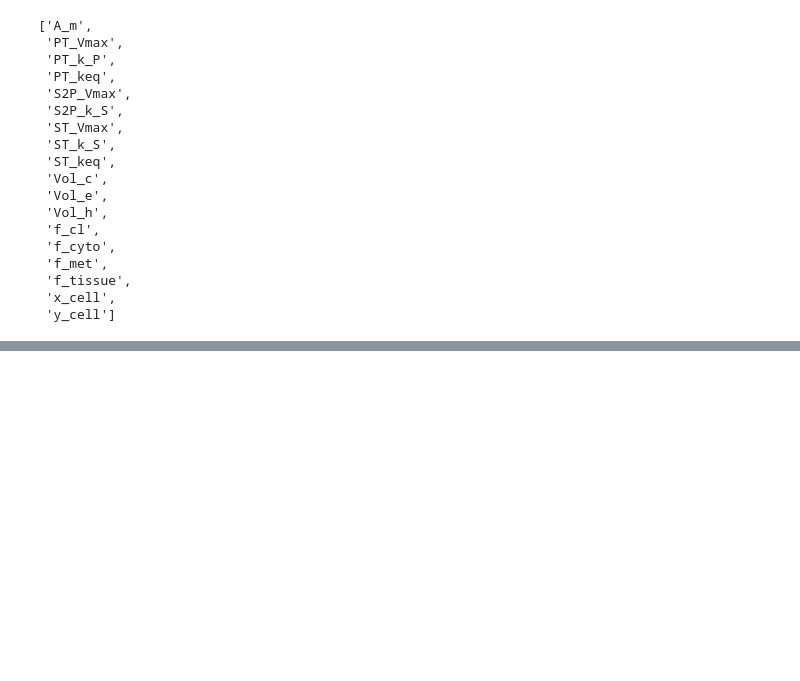
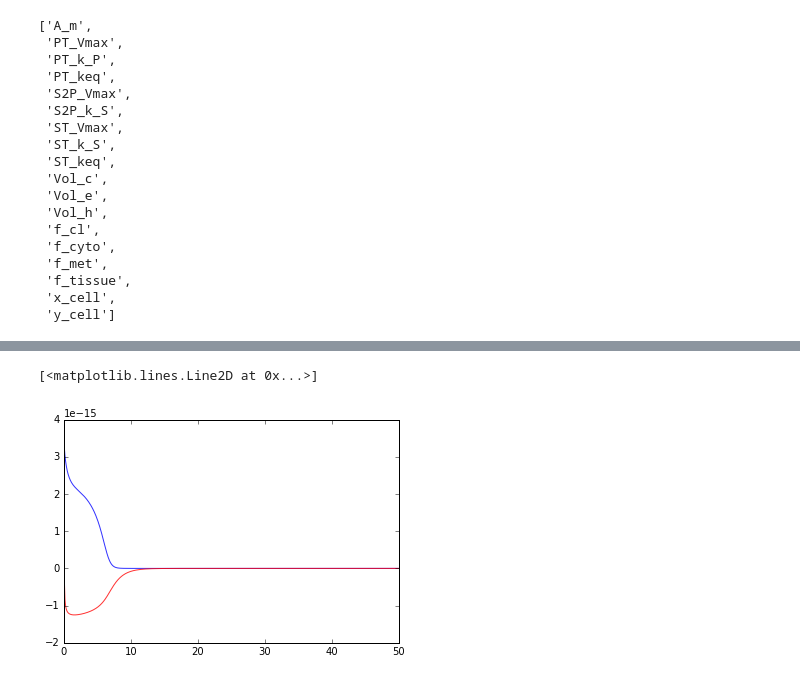
Before and after one commit to jingyayeah/multiscale-galactose, a Jupyter notebook: python/multiscalepy/multiscale/examples/models/clearance/clearance.ipynb, the cells around one changed output, grey strips where cells are left out. Saved outputs shown, nothing was run; the diff lists cells and outputs as text; code cells hidden in the pictures; blank space fills up the shorter version.

```diff
--- a/python/multiscalepy/multiscale/examples/models/clearance/clearance.ipynb
+++ b/python/multiscalepy/multiscale/examples/models/clearance/clearance.ipynb
@@ -133,0 +178,6 @@ could not set value for f_cl, it is defined by an assignment rule, can not be se
+# %%
+plt.plot(data['time'], data['ST'], '-', color='blue', alpha=0.8)
+plt.plot(data['time'], data['PT'], '-', color='red', alpha=0.8)
+# %% [output]
+[<matplotlib.lines.Line2D at 0x...>]
+[figure, added]
```
Also changed, not shown: parts of 8 cells of this notebook, 12 other files.
